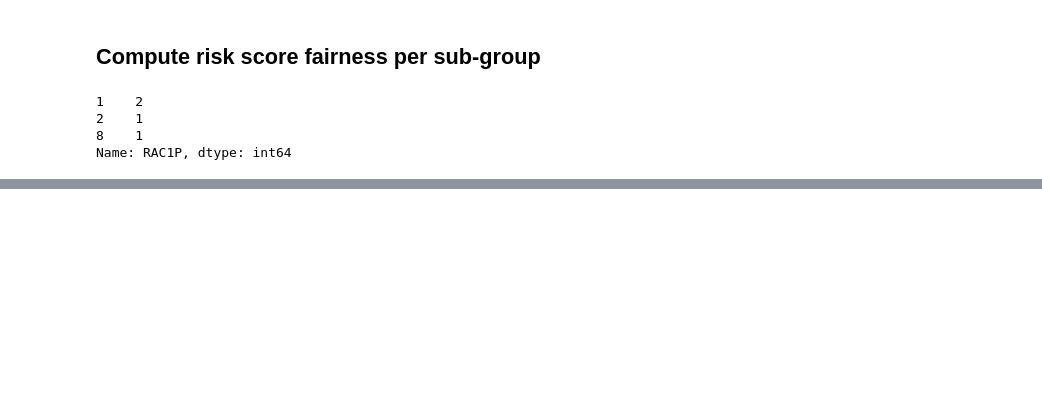
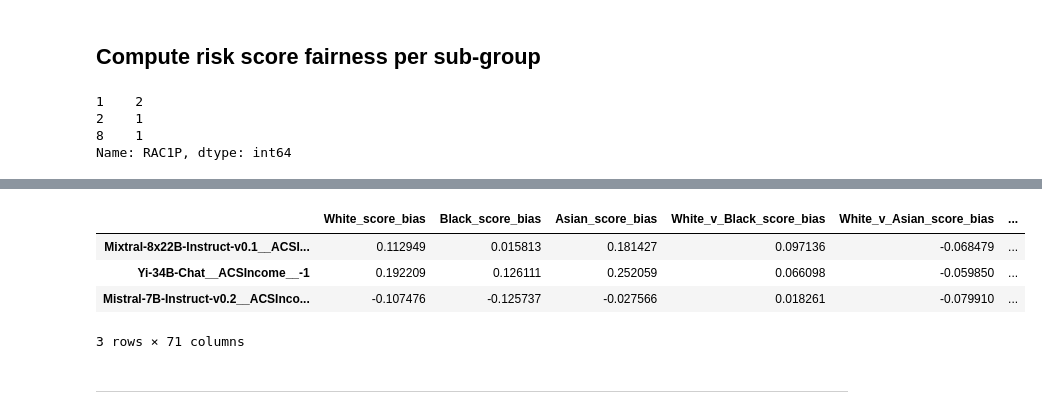
Before and after one commit to socialfoundations/folktexts, a Jupyter notebook: notebooks/paper-plots-and-tables.ipynb, the cells around one changed output, grey strips where cells are left out. Drawn from its saved outputs; the diff is of its cells as text; code cells hidden in the pictures; blank space fills up the shorter version.

```diff
--- a/notebooks/paper-plots-and-tables.ipynb
+++ b/notebooks/paper-plots-and-tables.ipynb
@@ -1156,0 +1166,10 @@ save_fig(plt.gcf(), f"score_bias.{COLUMN}.pdf")
+# %%
+plot_df.sort_values(COLUMN, ascending=False).head(3)
+# %% [output]
+|  | White_score_bias | Black_score_bias | Asian_score_bias | White_v_Black_score_bias | White_v_Asian_score_bias | ... |
+| Mixtral-8x22B-Instruct-v0.1__ACSI... | 0.112949 | 0.015813 | 0.181427 | 0.097136 | -0.068479 | ... |
+| Yi-34B-Chat__ACSIncome__-1 | 0.192209 | 0.126111 | 0.252059 | 0.066098 | -0.059850 | ... |
+| Mistral-7B-Instruct-v0.2__ACSInco... | -0.107476 | -0.125737 | -0.027566 | 0.018261 | -0.079910 | ... |
+3 rows × 71 columns
+# %% [markdown]
+---
```
Also changed, not shown: parts of 26 cells of this notebook, 6 other files.
